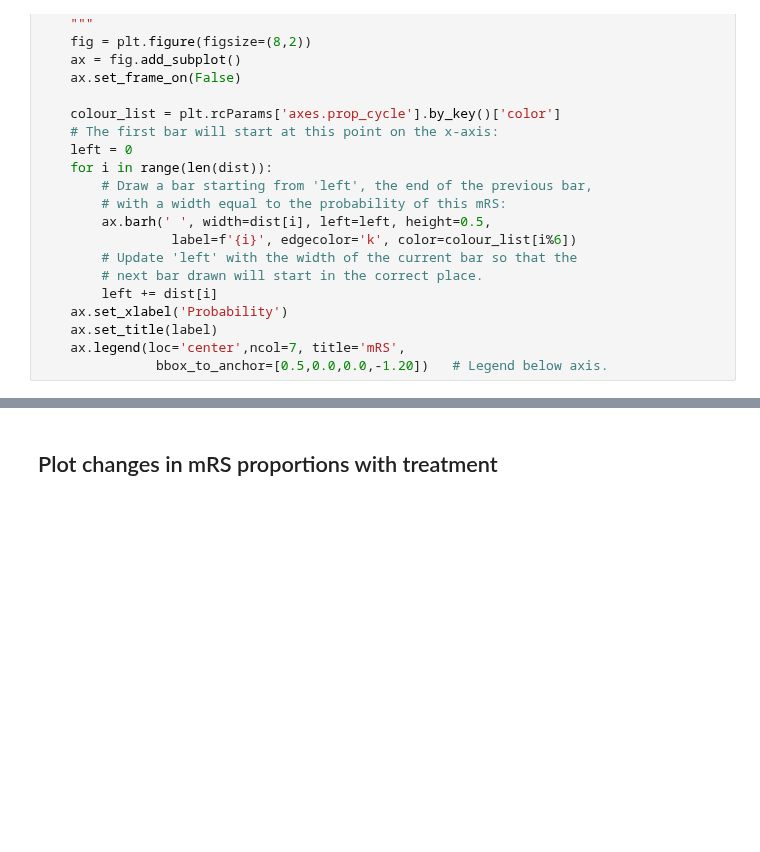
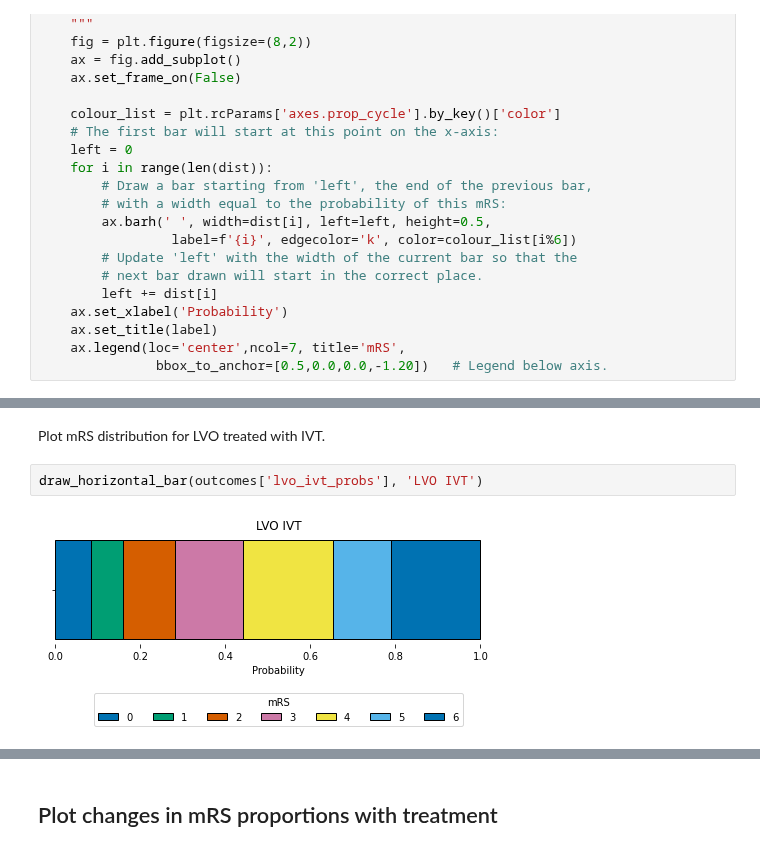
Before and after one commit to samuel-book/stroke_outcome, a Jupyter notebook: demo.ipynb, the cells around one changed output, grey strips where cells are left out. Cells and saved outputs as stored; diff of their text form; blank space fills up the shorter version.

```diff
--- a/demo.ipynb
+++ b/demo.ipynb
@@ -91,0 +92,6 @@ draw_horizontal_bar(bins, 'LVO MT')
+# %% [markdown]
+Plot mRS distribution for LVO treated with IVT.
+# %%
+draw_horizontal_bar(outcomes['lvo_ivt_probs'], 'LVO IVT')
+# %% [output]
+[figure, added]
```
Also changed, not shown: parts of 30 cells of this notebook.
